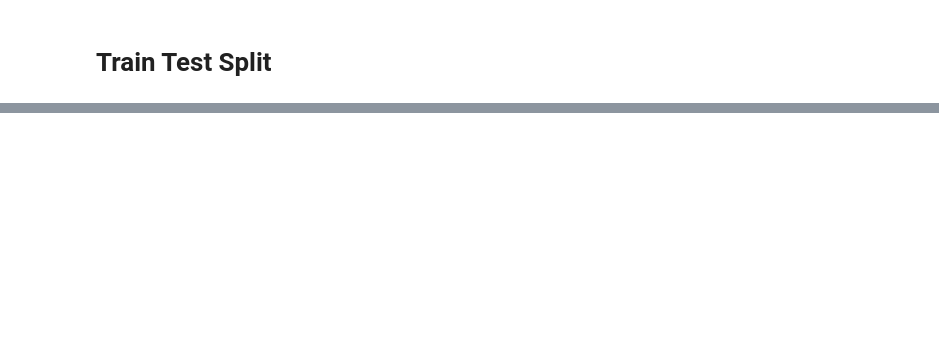
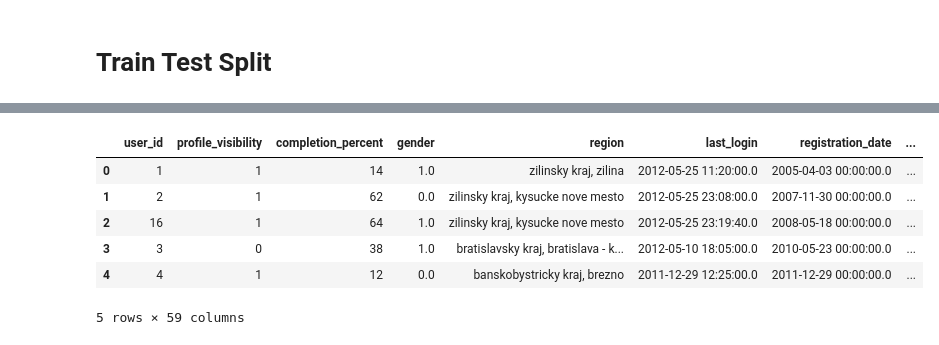
Before and after one commit to ij-roy/Social-Media-Friend-Recommendation-System, a Jupyter notebook: main.ipynb, the cells around one changed output, grey strips where cells are left out. Cells and saved outputs as stored; diff of their text form; code cells hidden in the pictures; blank space fills up the shorter version.

```diff
--- a/main.ipynb
+++ b/main.ipynb
@@ -79,0 +228,29 @@ Train edges: 24498051, Test edges: 6124513
+# %%
+# Based on your previous field analysis
+profiles.columns = [
+    "user_id", "profile_visibility", "completion_percent", "gender", "region",
+    "last_login", "registration_date", "age", "height_weight", "education_occupation",
+    "languages", "hobbies", "evening_activity", "pets", "body_type", "health",
+    "eye_color", "hair_color", "hair_length", "education_level", "ideal_evening_activity","favorite_colors",
+    "smoking", "drinking", "zodiac_sign", "looking_for", "motto", "partner_qualities",
+    "relationship_status", "children_now", "children_future", "favorite_movie_genres",
+    "free_time_activities", "music_genres", "ideal_date", "pastimes", "favorite_cuisine",
+    "joined_clubs", "concert_attendance", "sports_activities", "favorite_sports_to_watch", "current_occupation_or_education",
+    "favorite_book_genres", "community_clubs", "music_clubs_joined", "automobile_clubs_joined", "national_pride_clubs",
+    "love_and_friendship_clubs", "art_and_life_clubs", "community_and_hobby_clubs", "social_fun_clubs",
+    "technology_and_internet_interests", "school_and_education_experiences", "sports_and_athletics_interests",
+    "favorite_movies_and_tvshows", "favorite_places_and_travel",
+    "life_mottos_and_fun_clubs", "brands_and_online_platforms", "life_quotes_and_personality_clubs", "extra_4"
+]
+# %%
+profiles = profiles.drop(columns=['extra_4'])
+# %%
+profiles.head(5)
+# %% [output]
+|  | user_id | profile_visibility | completion_percent | gender | region | last_login | registration_date | ... |
+| 0 | 1 | 1 | 14 | 1.0 | zilinsky kraj, zilina | 2012-05-25 11:20:00.0 | 2005-04-03 00:00:00.0 | ... |
+| 1 | 2 | 1 | 62 | 0.0 | zilinsky kraj, kysucke nove mesto | 2012-05-25 23:08:00.0 | 2007-11-30 00:00:00.0 | ... |
+| 2 | 16 | 1 | 64 | 1.0 | zilinsky kraj, kysucke nove mesto | 2012-05-25 23:19:40.0 | 2008-05-18 00:00:00.0 | ... |
+| 3 | 3 | 0 | 38 | 1.0 | bratislavsky kraj, bratislava - k... | 2012-05-10 18:05:00.0 | 2010-05-23 00:00:00.0 | ... |
+| 4 | 4 | 1 | 12 | 0.0 | banskobystricky kraj, brezno | 2011-12-29 12:25:00.0 | 2011-12-29 00:00:00.0 | ... |
+5 rows × 59 columns
```
Also changed, not shown: parts of 15 cells of this notebook, 28 other files.
